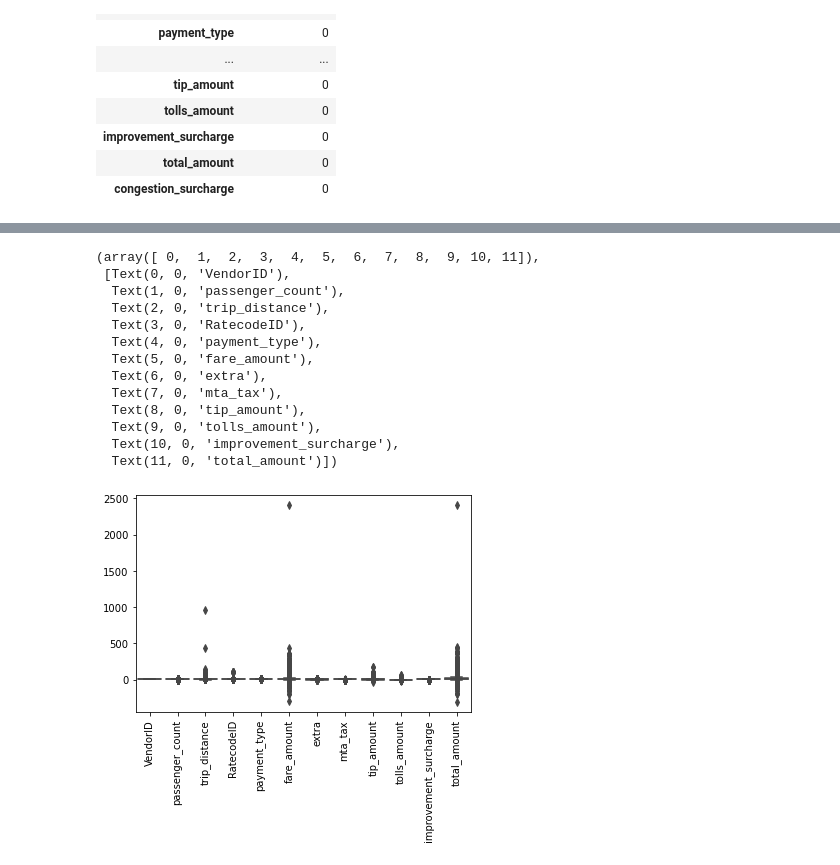
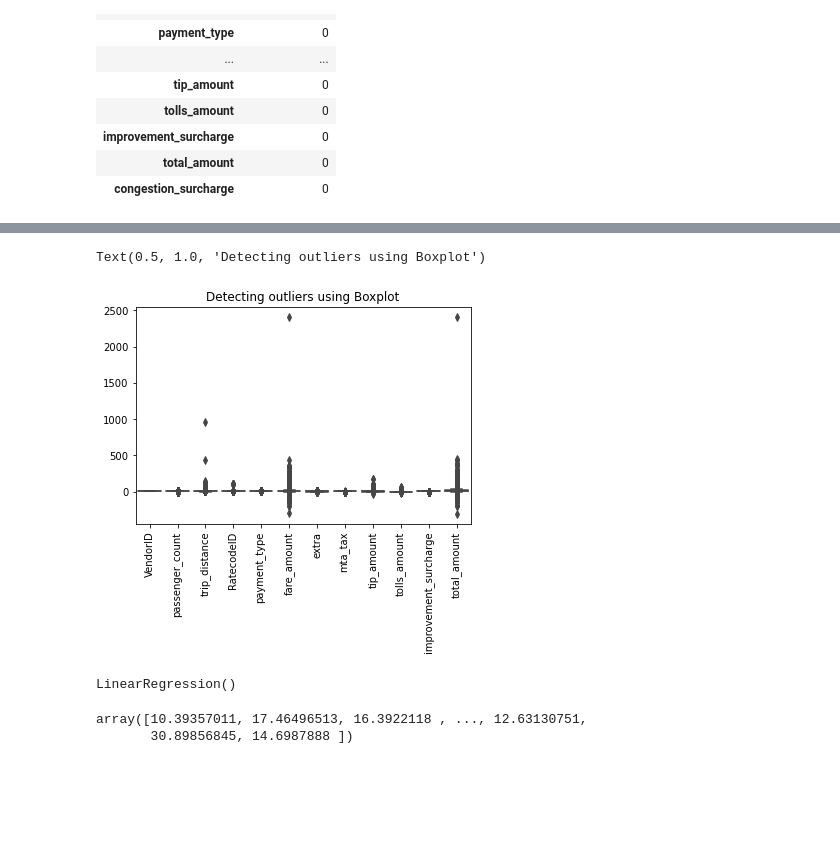
Before and after one commit to Mashael2030/Gemstone-Price-Prediction--Regression-Techniques, a Jupyter notebook: Project 2 - Regression.ipynb, the cells around one changed output, grey strips where cells are left out. Cells and saved outputs as stored; diff of their text form; code cells hidden in the pictures; blank space fills up the shorter version.

```diff
--- a/Project 2 - Regression.ipynb
+++ b/Project 2 - Regression.ipynb
@@ -179,0 +312,3 @@ df_train
+# %%
+df_train['tpep_dropoff_time'] = tpep_dropoff_time # add new column to dataframe
+df_train
@@ -179,0 +329,3 @@ df_train
+# %%
+df_train['tpep_dropoff_time'] = tpep_dropoff_time.astype(int)
+df_train['tpep_dropoff_time']
@@ -180,4 +347,6 @@ df_train
+# %%
+df_train.drop(['store_and_fwd_flag', 'PULocationID','DOLocationID','congestion_surcharge','tpep_pickup_datetime','tpep_dropoff_datetime'],axis=1, inplace=True ) # delete two columns ,(axis=1:refers to column dimension)
 # %%
-df_train1 = df_train.drop(df_train[df_train.Day < '20' ].index)
+df_train1 = df_train.drop(df_train[df_train.tpep_pickup_date < 20210320 ].index)
 df_train1
 # %% [output]
@@ -219,18 +399,11 @@ sns.pairplot(df_train1);
 # %%
 sns.boxplot(data=df_train1);
 plt.xticks(rotation = 90)
+plt.title("Detecting outliers using Boxplot")
+
+#plt.boxplot(df_train1, vert=False)
+#plt.title("Detecting outliers using Boxplot")
+#plt.xlabel('df_train1')
 # %% [output]
-(array([ 0,  1,  2,  3,  4,  5,  6,  7,  8,  9, 10, 11]),
- [Text(0, 0, 'VendorID'),
-  Text(1, 0, 'passenger_count'),
-  Text(2, 0, 'trip_distance'),
-  Text(3, 0, 'RatecodeID'),
-  Text(4, 0, 'payment_type'),
-  Text(5, 0, 'fare_amount'),
-  Text(6, 0, 'extra'),
-  Text(7, 0, 'mta_tax'),
-  Text(8, 0, 'tip_amount'),
-  Text(9, 0, 'tolls_amount'),
-  Text(10, 0, 'improvement_surcharge'),
-  Text(11, 0, 'total_amount')])
+Text(0.5, 1.0, 'Detecting outliers using Boxplot')
-[figure, old version]
+[figure, new version]
@@ -236,0 +412,11 @@ plt.xticks(rotation = 90)
+# %%
+lr = LinearRegression()
+lr.fit(X, y)
+# %% [output]
+LinearRegression()
+# %%
+y_lr_train_pred = lr.predict(X)
+y_lr_train_pred
+# %% [output]
+array([10.39357011, 17.46496513, 16.3922118 , ..., 12.63130751,
+       30.89856845, 14.6987888 ])
```
Also changed, not shown: parts of 25 cells of this notebook.
